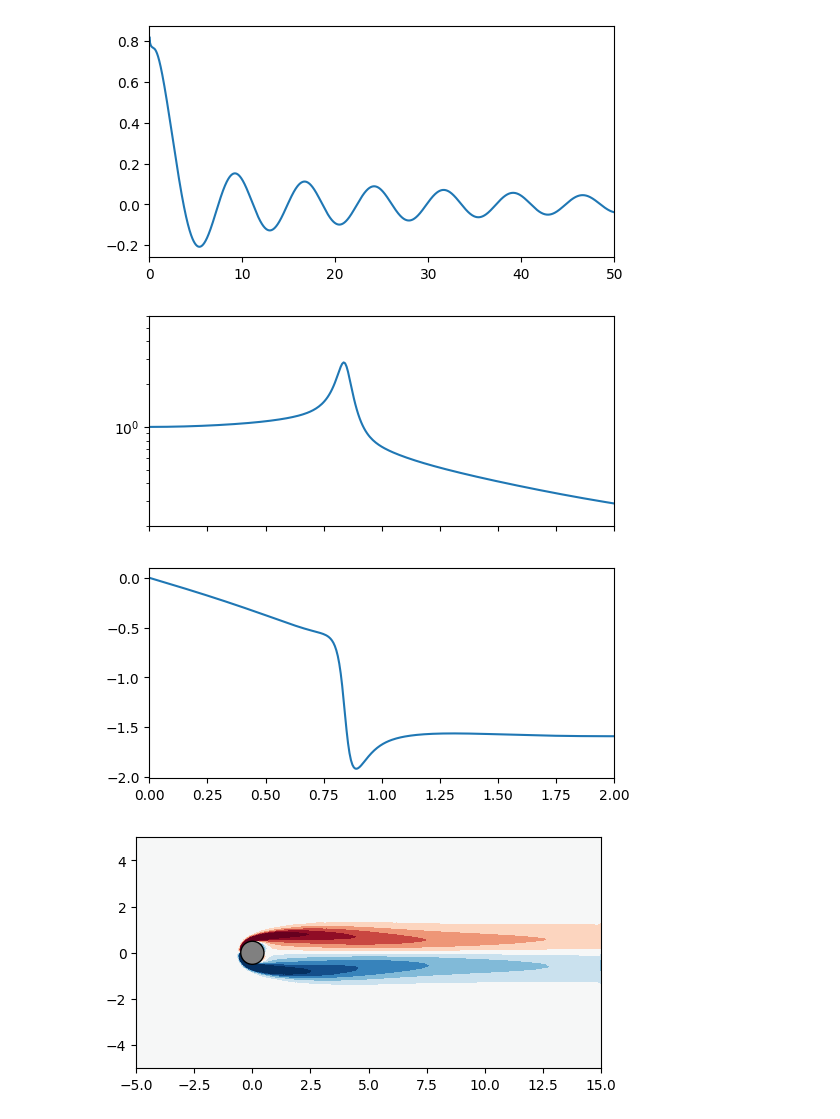
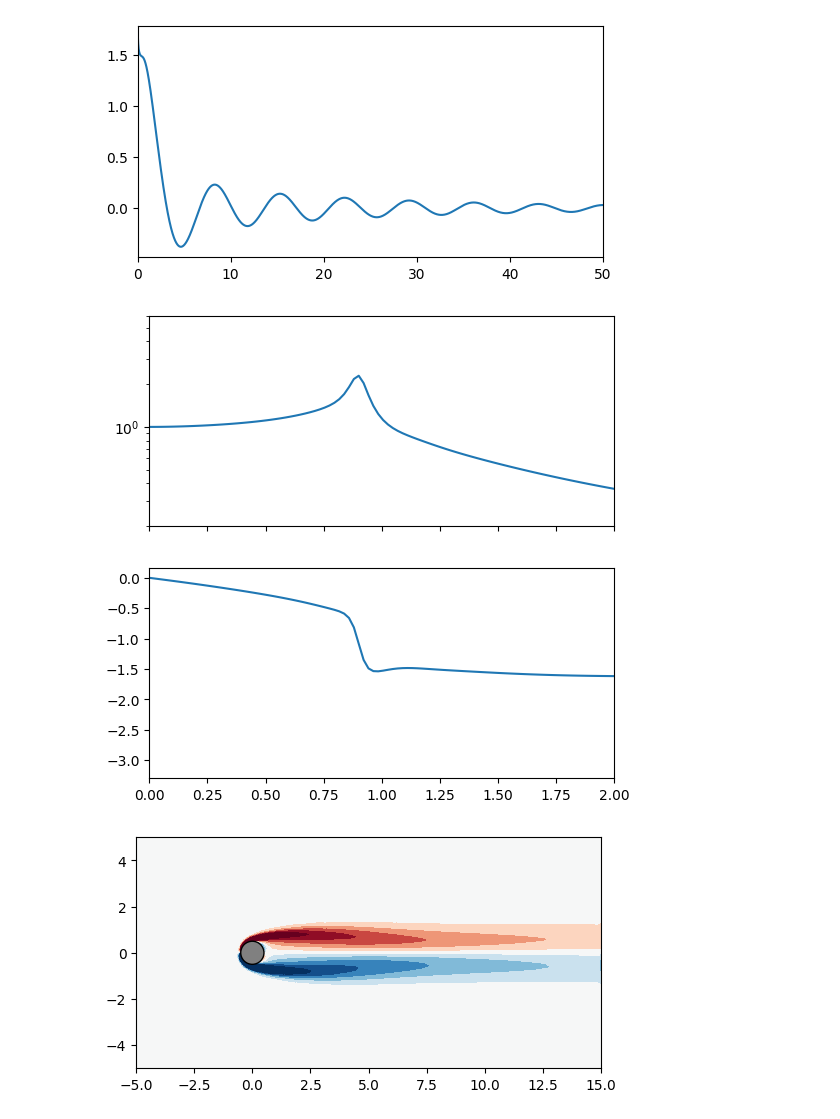
Before and after one commit to dynamicslab/hydrogym, a Jupyter notebook: examples/cylinder/model_reduction/global_proj.ipynb, the cells around one changed output. Saved outputs shown, nothing was run; the diff lists cells and outputs as text; code cells hidden in the pictures.

```diff
--- a/examples/cylinder/model_reduction/global_proj.ipynb
+++ b/examples/cylinder/model_reduction/global_proj.ipynb
@@ -15,15 +15,15 @@ output_dir = "../re100_med_eig_output"
 # output_dir = "../re40_fine_eig_output"
 # %%
 # Load data from model_reduction/step_response.py
-step_response = np.load("output/re40_step_response.npy")
+step_response = np.load("re100_impulse_output/long_response.npy")
 t, CL = step_response[:, 0], step_response[:, 1]
 
 fig, ax = plt.subplots(1, 1, figsize=(6, 3))
 ax.plot(t, CL, label="CL")
 ax.set_xlim([0, 50])
 plt.show()
 # %% [output]
-[figure, old version]
+[figure, new version]
 # %%
 # Fourier transform of the step response
 # Compare to transfer_function.ipynb
@@ -43,7 +43,7 @@ ax[1].plot(freqs[:n//2], np.angle(CL_fft[:n//2]))
 ax[1].set_xlim(0, 2)
 plt.show()
 # %% [output]
-[figure, old version]
+[figure, new version]
 # %%
 flow = hgym.RotaryCylinder(
     Re=100,
```
Also changed, not shown: parts of 26 cells of this notebook, 1 other file.
